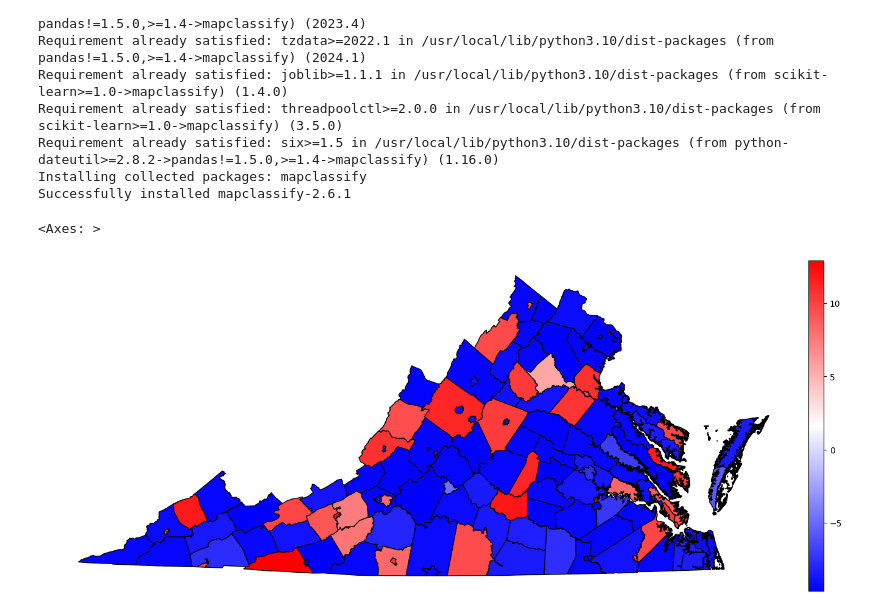
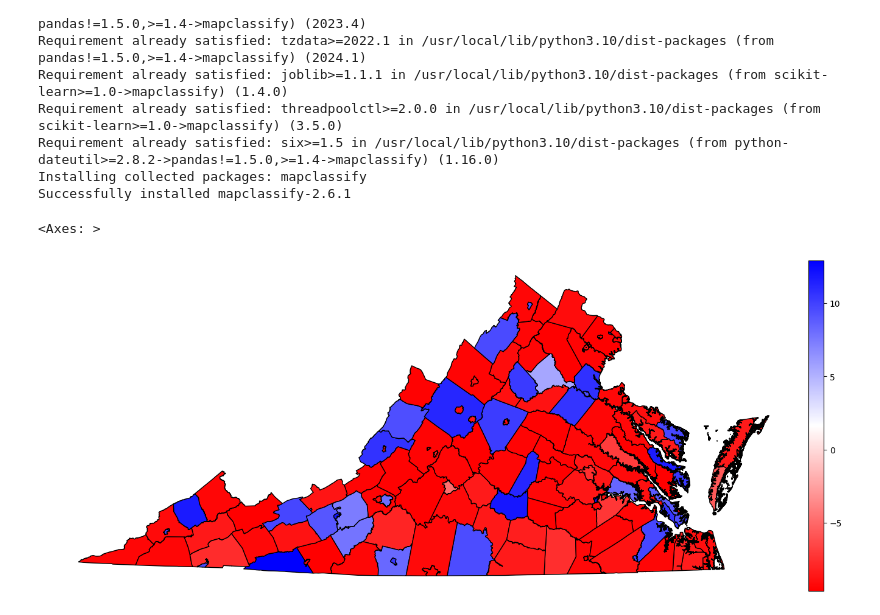
Before and after one commit to gaboojie/project_voting, a Jupyter notebook: code.ipynb, the cells around one changed output. Cells and saved outputs as stored; diff of their text form; code cells hidden in the pictures.

Commit message:
Added analysis of visualization of net vote values on VA map

```diff
--- a/code.ipynb
+++ b/code.ipynb
@@ -407,12 +407,12 @@ del gdf, cdf
 # %%
 df['vote_diff_ihs'] = np.arcsinh(df_2024['Candidate Votes'])
 
 fig = plt.figure()
 ax = fig.add_axes([0, 0, 2, 2])
 divider = make_axes_locatable(ax)
 ax.axis('off')
 cax = divider.append_axes("right", size="2%", pad=0.08)
-df.plot(ax=ax,column='vote_diff_ihs',legend=True,cax=cax,cmap='bwr',edgecolor='k')
+df.plot(ax=ax, column='vote_diff_ihs', legend=True, cax=cax, cmap='bwr_r', edgecolor='k')
 # %% [output]
 <Axes: >
-[figure, old version]
+[figure, new version]
```
Also changed, not shown: parts of 1 cell of this notebook.
